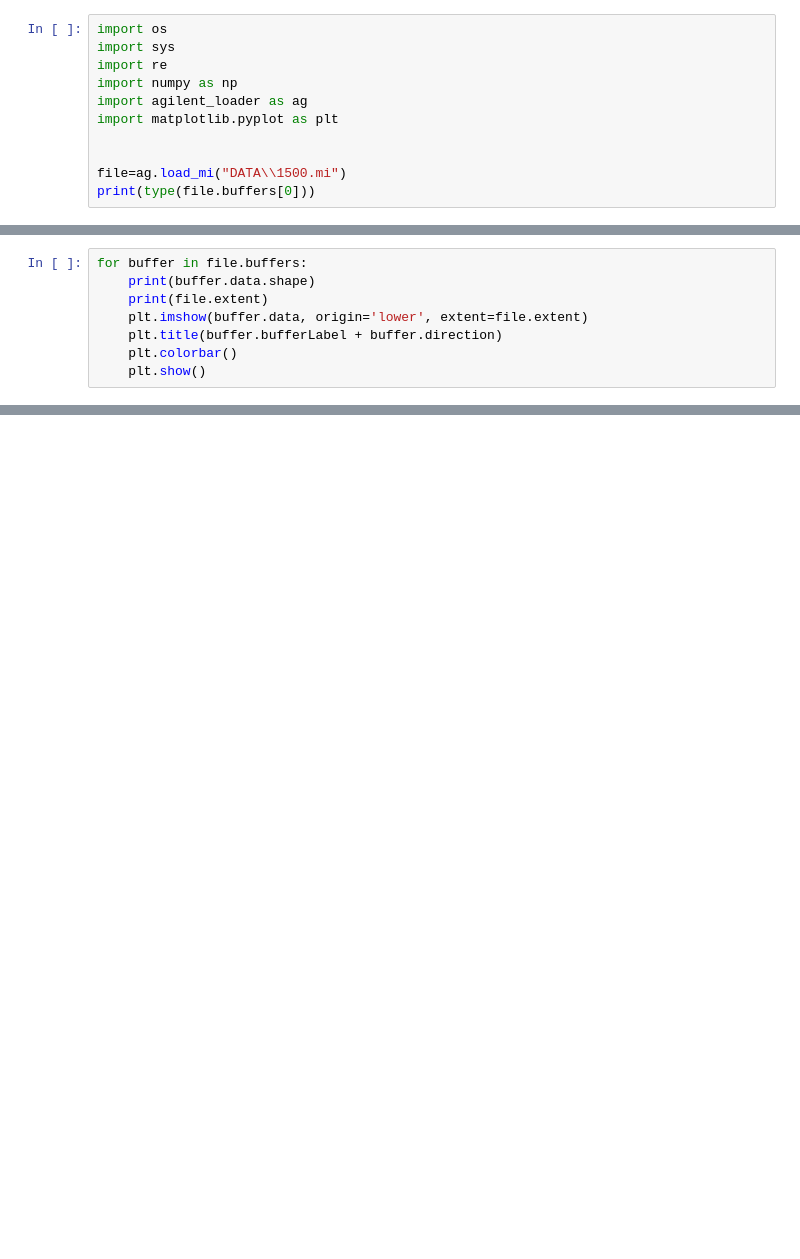
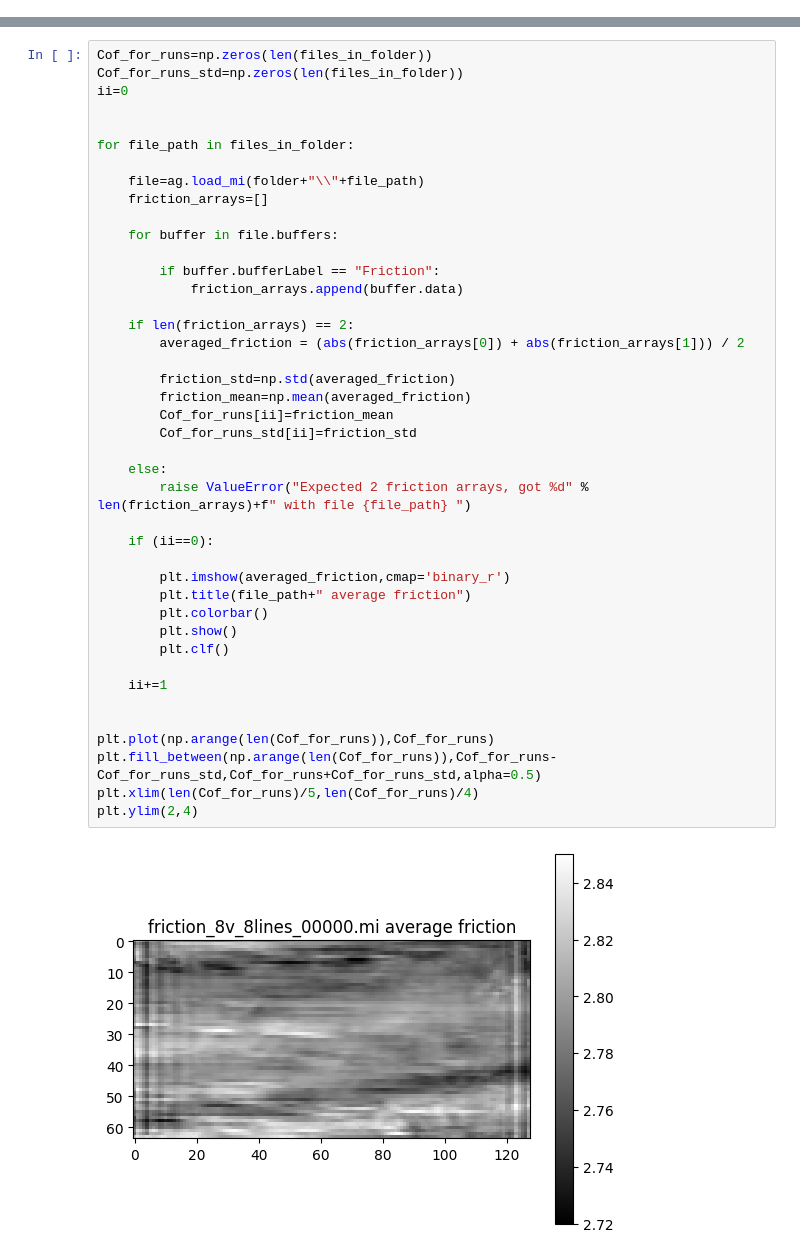
Before and after one commit to nick0413/Automated_AFM_analysis, a Jupyter notebook: read_mi.ipynb, the cells around one changed output, grey strips where cells are left out. Cells and saved outputs as stored; diff of their text form; blank space fills up the shorter version.

Commit message:
Folder reader

```diff
--- a/read_mi.ipynb
+++ b/read_mi.ipynb
@@ -1,11 +0,0 @@
-# %%
-import os
-import sys
-import re
-import numpy as np
-import agilent_loader as ag
-import matplotlib.pyplot as plt
-
-
-file=ag.load_mi("DATA\\1500.mi")
-print(type(file.buffers[0]))
@@ -33,8 +0,0 @@ filesize: 1775692        field_size_bytes: 262144        pixels: 65536   meta[bu
-# %%
-for buffer in file.buffers:
-    print(buffer.data.shape)
-    print(file.extent)
-    plt.imshow(buffer.data, origin='lower', extent=file.extent)
-    plt.title(buffer.bufferLabel + buffer.direction)
-    plt.colorbar()
-    plt.show()
@@ -59,0 +32,44 @@ for buffer in file.buffers:
+# %%
+Cof_for_runs=np.zeros(len(files_in_folder))
+Cof_for_runs_std=np.zeros(len(files_in_folder))
+ii=0
+
+
+for file_path in files_in_folder:
+
+	file=ag.load_mi(folder+"\\"+file_path)
+	friction_arrays=[]
+
+	for buffer in file.buffers:
+
+		if buffer.bufferLabel == "Friction":
+			friction_arrays.append(buffer.data)
+
+	if len(friction_arrays) == 2:
+		averaged_friction = (abs(friction_arrays[0]) + abs(friction_arrays[1])) / 2
+
+		friction_std=np.std(averaged_friction)
+		friction_mean=np.mean(averaged_friction)
+		Cof_for_runs[ii]=friction_mean
+		Cof_for_runs_std[ii]=friction_std
+
+	else:
+		raise ValueError("Expected 2 friction arrays, got %d" % len(friction_arrays)+f" with file {file_path} ")
+
+	if (ii==0):
+
+		plt.imshow(averaged_friction,cmap='binary_r')
+		plt.title(file_path+" average friction")
+		plt.colorbar()
+		plt.show()
+		plt.clf()
+
+	ii+=1
+
+
+plt.plot(np.arange(len(Cof_for_runs)),Cof_for_runs)
+plt.fill_between(np.arange(len(Cof_for_runs)),Cof_for_runs-Cof_for_runs_std,Cof_for_runs+Cof_for_runs_std,alpha=0.5)
+plt.xlim(len(Cof_for_runs)/5,len(Cof_for_runs)/4)
+plt.ylim(2,4)
+# %% [output]
+[figure, added]
```
Also changed, not shown: parts of 4 cells of this notebook, 19 other files.
